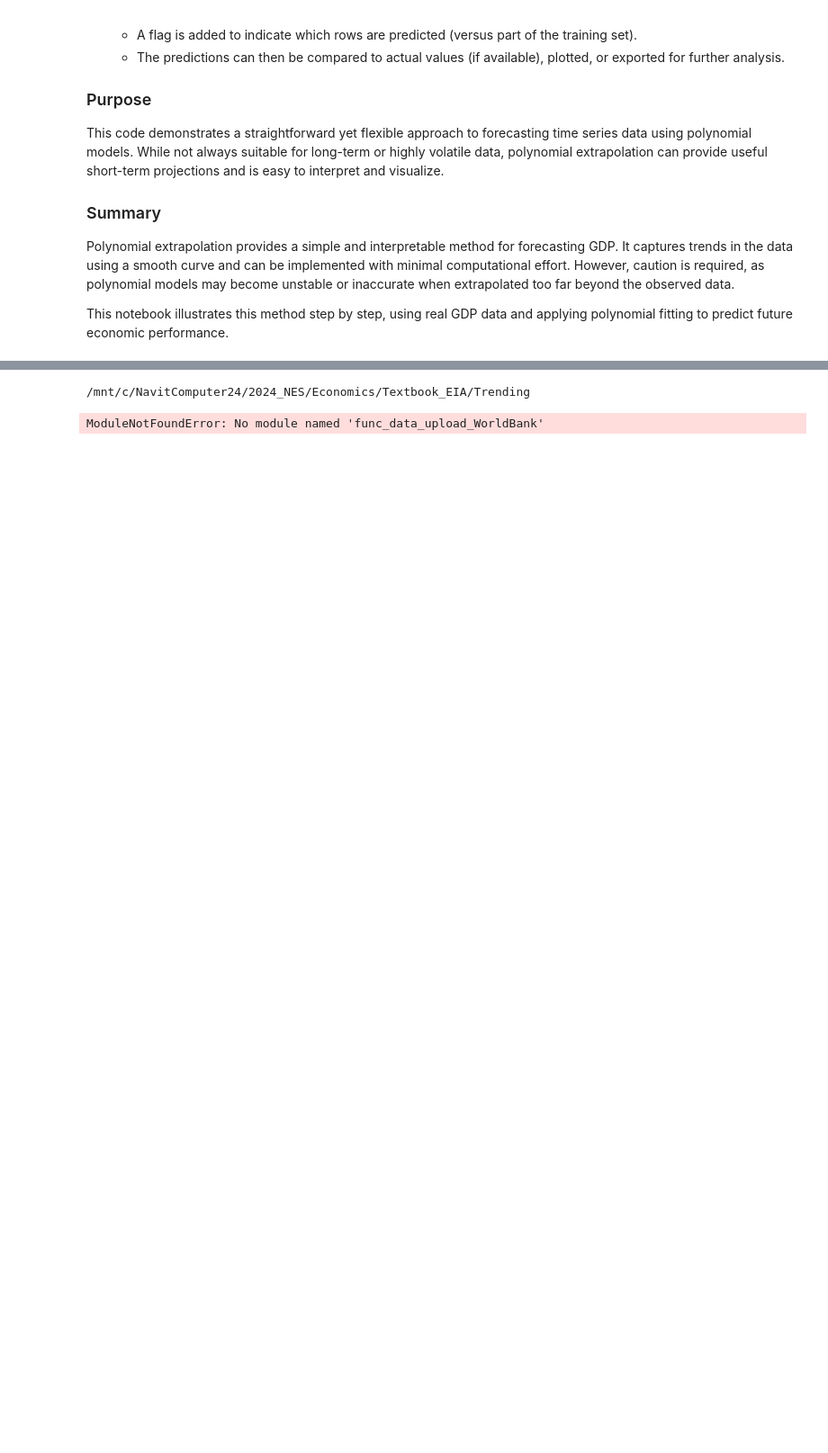
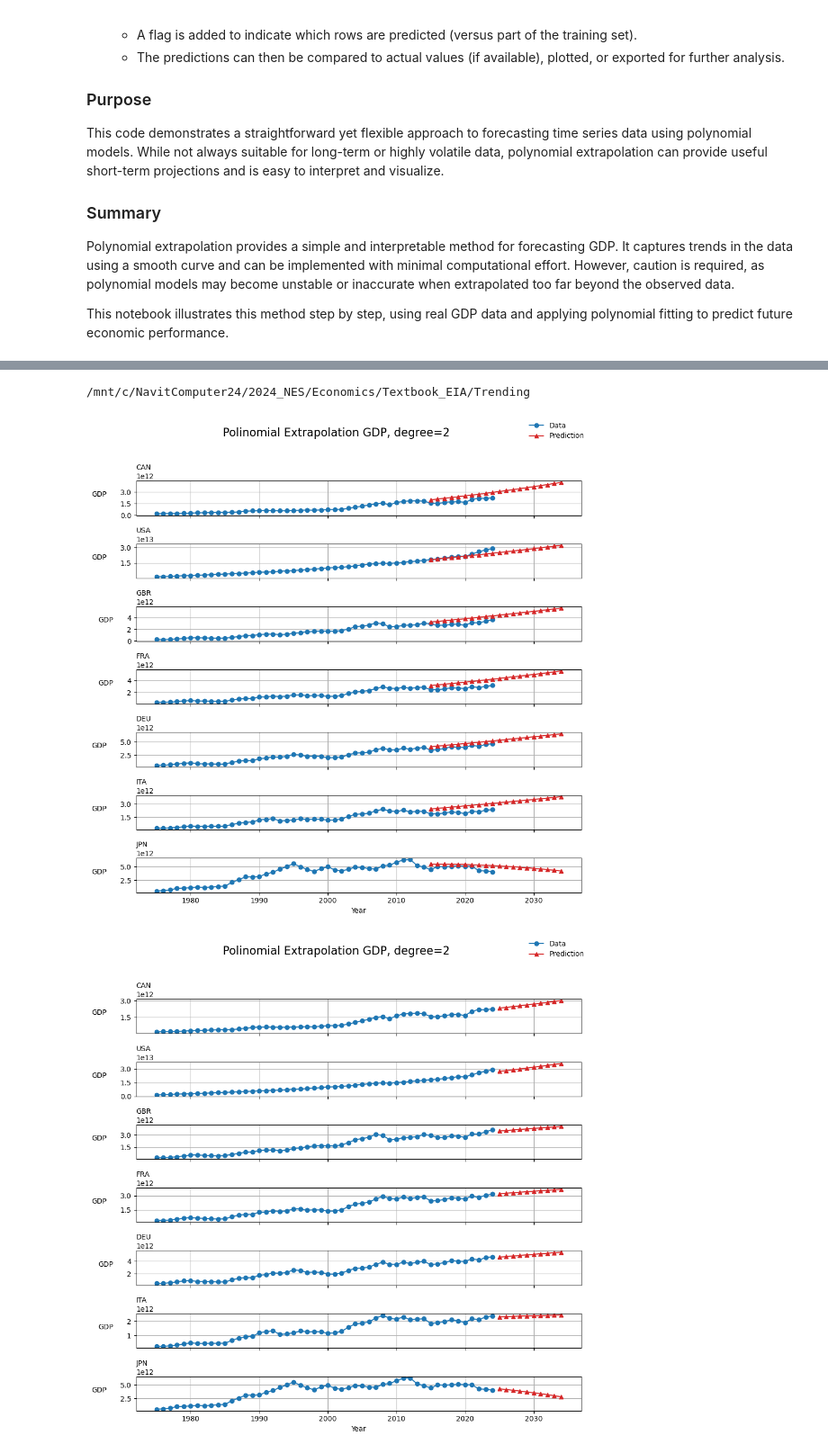
Before and after one commit to navitd/02_EIA, a Jupyter notebook: Trending/Extrapolation_PolynomialB.ipynb, the cells around one changed output, grey strips where cells are left out. Shown: that part at 90% size. Cells and saved outputs as stored; diff of their text form; code cells hidden in the pictures; blank space fills up the shorter version.

```diff
--- a/Trending/Extrapolation_PolynomialB.ipynb
+++ b/Trending/Extrapolation_PolynomialB.ipynb
@@ -81,9 +84,7 @@ print(os.getcwd())
 import sys
 sys.path.append(str(Path(notebook_path) / 'EIAfunctions'))
 #sys.path.append('/mnt/c/NavitComputer24/2024_NES/Economics/Textbook_EIA/EIAfunctions')
-from func_data_upload_WorldBank import data_upload_WorldBank
-from func_clc_L import clc_L
-from func_safe_divide import safe_divide, safe_divide_vector
+
 #scikit-learn imports
 from sklearn.linear_model import LinearRegression
 from numpy.polynomial.polynomial import Polynomial
@@ -397,34 +398,32 @@ country_names = ['Canada', 'The United States', 'Great Britain', 'France', 'Germ
 countries = ['CAN', 'USA', 'GBR', 'FRA', 'DEU', 'ITA', 'JPN']
 country_map = dict(zip(countries, country_names))
 
 # 1. Get data
 ##############
 rough = pd.read_csv('/mnt/c/NavitComputer24/2024_NES/Economics/Data/trending_data/World Bank G7 final demand and GDP/G7 final demand Data.csv')
 series_name = 'GDP (current US$)'
 data = rough[rough['Series Name'] == series_name].copy().drop(axis=1, labels=['Series Name', 'Series Code','Time Code'])
 
 data.columns = [re.search(r'\[(.*?)\]', col).group(1) if '[' in col else col for col in data.columns]
 data = data.apply(pd.to_numeric, errors='coerce')
 
 
 data.head()
 
-data.head()
 
-'''
 # 2. Parameter searching for an extrapolation model
 ####################################################
 train_test_split = 0.8
 degree = 2
 data_and_prediction = polynomial_extrapolation(data.copy(), train_test_split, degree)
 plot_gdp_panels(data_and_prediction, countries, title=f'Polinomial Extrapolation GDP, degree={degree}')
 
 # 3. actual extrapolation
 ##########################
 train_test_split = 1
 data_and_prediction2 = polynomial_extrapolation(data.copy(), train_test_split, degree)
 plot_gdp_panels(data_and_prediction2, countries, title=f'Polinomial Extrapolation GDP, degree={degree}')
-'''
 # %% [output]
 /mnt/c/NavitComputer24/2024_NES/Economics/Textbook_EIA/Trending
-ModuleNotFoundError: No module named 'func_data_upload_WorldBank'
+[figure, added]
+[figure, added]
```
Also changed, not shown: parts of 1 cell of this notebook, 7 other files.
